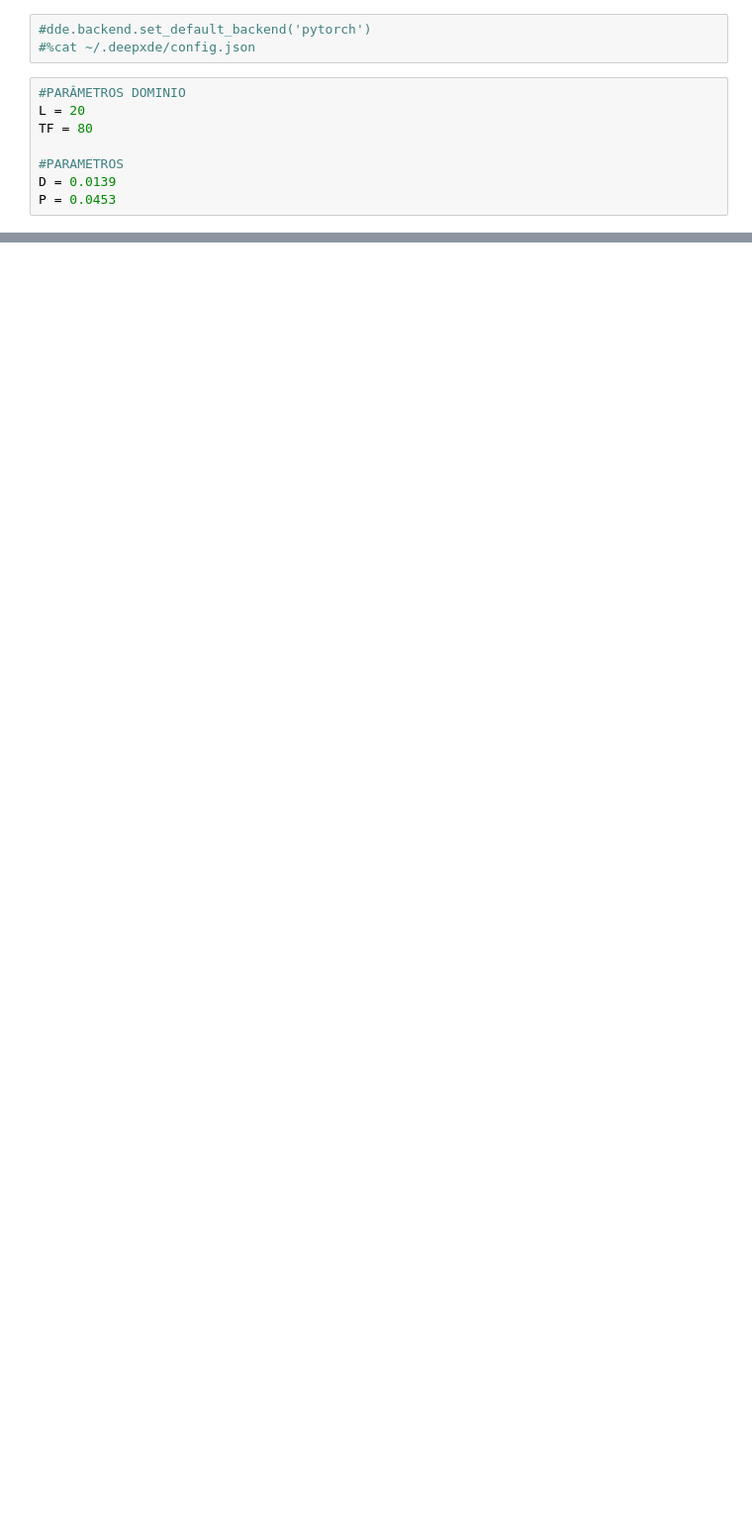
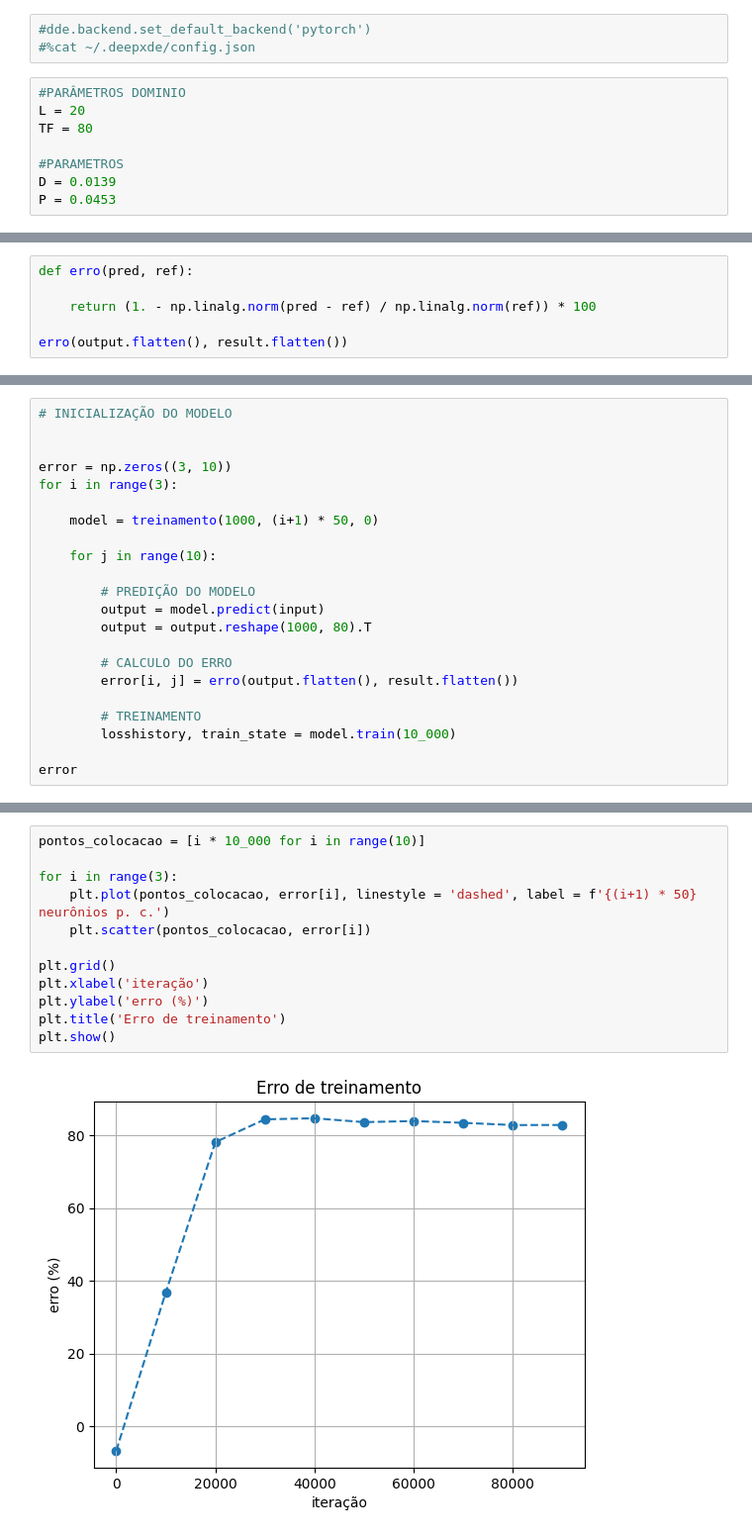
Before and after one commit to LemosHenri/DinamicaTumoral_SCML, a Jupyter notebook: RedesNeurais/PINNs/murray_1d_pinns.ipynb, the cells around one changed output, grey strips where cells are left out. Shown: that part at 99% size. Saved outputs shown, nothing was run; the diff lists cells and outputs as text; blank space fills up the shorter version.

```diff
--- a/RedesNeurais/PINNs/murray_1d_pinns.ipynb
+++ b/RedesNeurais/PINNs/murray_1d_pinns.ipynb
@@ -131,0 +240,6 @@ plt.savefig('figuras/murray_pinns_3x150x2000.png')
+# %%
+def erro(pred, ref):
+
+    return (1. - np.linalg.norm(pred - ref) / np.linalg.norm(ref)) * 100
+
+erro(output.flatten(), result.flatten())
@@ -131,0 +248,22 @@ plt.savefig('figuras/murray_pinns_3x150x2000.png')
+# %%
+# INICIALIZAÇÃO DO MODELO
+
+
+error = np.zeros((3, 10))
+for i in range(3):
+
+    model = treinamento(1000, (i+1) * 50, 0)
+
+    for j in range(10):
+
+        # PREDIÇÃO DO MODELO
+        output = model.predict(input)
+        output = output.reshape(1000, 80).T
+
+        # CALCULO DO ERRO
+        error[i, j] = erro(output.flatten(), result.flatten())
+
+        # TREINAMENTO
+        losshistory, train_state = model.train(10_000)
+
+error
@@ -131,0 +294,14 @@ plt.savefig('figuras/murray_pinns_3x150x2000.png')
+# %%
+pontos_colocacao = [i * 10_000 for i in range(10)]
+
+for i in range(3):
+    plt.plot(pontos_colocacao, error[i], linestyle = 'dashed', label = f'{(i+1) * 50} neurônios p. c.')
+    plt.scatter(pontos_colocacao, error[i])
+
+plt.grid()
+plt.xlabel('iteração')
+plt.ylabel('erro (%)')
+plt.title('Erro de treinamento')
+plt.show()
+# %% [output]
+[figure, added]
```
Also changed, not shown: parts of 11 cells of this notebook.
